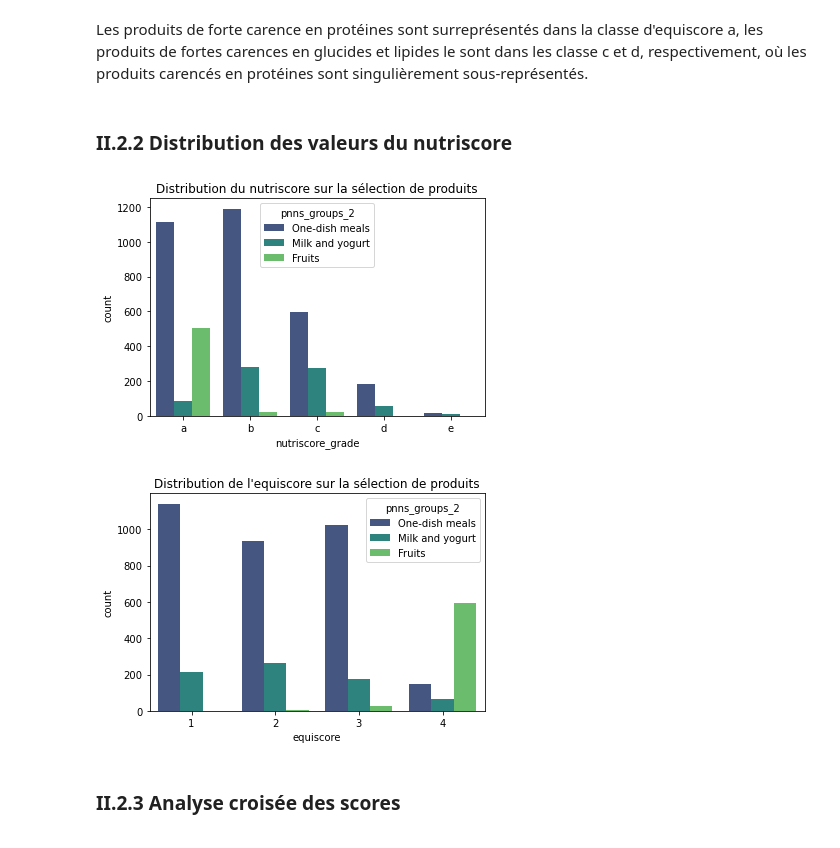
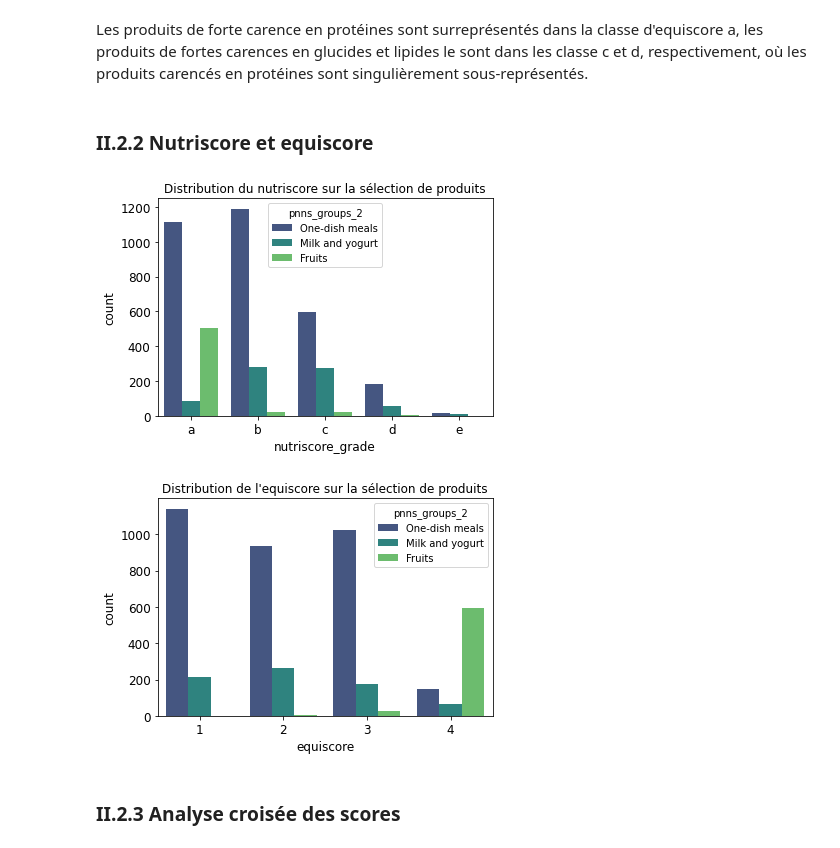
Before and after one commit to OlivierLegrand/P7, a Jupyter notebook: P3/PSanté_notebookexploration.ipynb, the cells around one changed output. Saved outputs shown, nothing was run; the diff lists cells and outputs as text; code cells hidden in the pictures.

```diff
--- a/P3/PSanté_notebookexploration.ipynb
+++ b/P3/PSanté_notebookexploration.ipynb
@@ -671,25 +605,37 @@ Tableau de contingence:
 # %% [markdown]
 Les produits de forte carence en protéines sont surreprésentés dans la classe d'equiscore a, les produits de fortes carences en glucides et lipides le sont dans les classe c et d, respectivement, où les produits carencés en protéines sont singulièrement sous-représentés.
 # %% [markdown]
-### II.2.2 Distribution des valeurs du nutriscore
+### II.2.2 Nutriscore et equiscore
 # %%
+fig, ax = plt.subplots()
 sns.countplot(x="nutriscore_grade",
             data=X.sort_values(by="nutriscore_grade"),
              palette="viridis",
-             hue="pnns_groups_2")
+             hue="pnns_groups_2",
+             ax=ax)
+ax.tick_params(axis="both", labelsize=12)
+ax.set_xlabel("nutriscore_grade", fontsize=12)
+ax.set_ylabel("count", fontsize=12)
 plt.title("Distribution du nutriscore sur la sélection de produits")
+plt.savefig("./graphes/nutriscore.png", dpi=300)
 plt.show()
 # %% [output]
-[figure, old version]
+[figure, new version]
 # %%
+fig, ax = plt.subplots()
 sns.countplot(x="equiscore",
             data=X.sort_values(by="equiscore"),
              palette="viridis",
-             hue="pnns_groups_2")
+             hue="pnns_groups_2",
+             ax=ax)
+ax.tick_params(axis="both", labelsize=12)
+ax.set_xlabel("equiscore", fontsize=12)
+ax.set_ylabel("count", fontsize=12)
 plt.title("Distribution de l'equiscore sur la sélection de produits")
+plt.savefig("./graphes/equiscore.png", dpi=300)
 plt.show()
 # %% [output]
-[figure, old version]
+[figure, new version]
 # %% [markdown]
 ### II.2.3 Analyse croisée des scores
 # %% [markdown]
```
Also changed, not shown: parts of 17 cells of this notebook.
